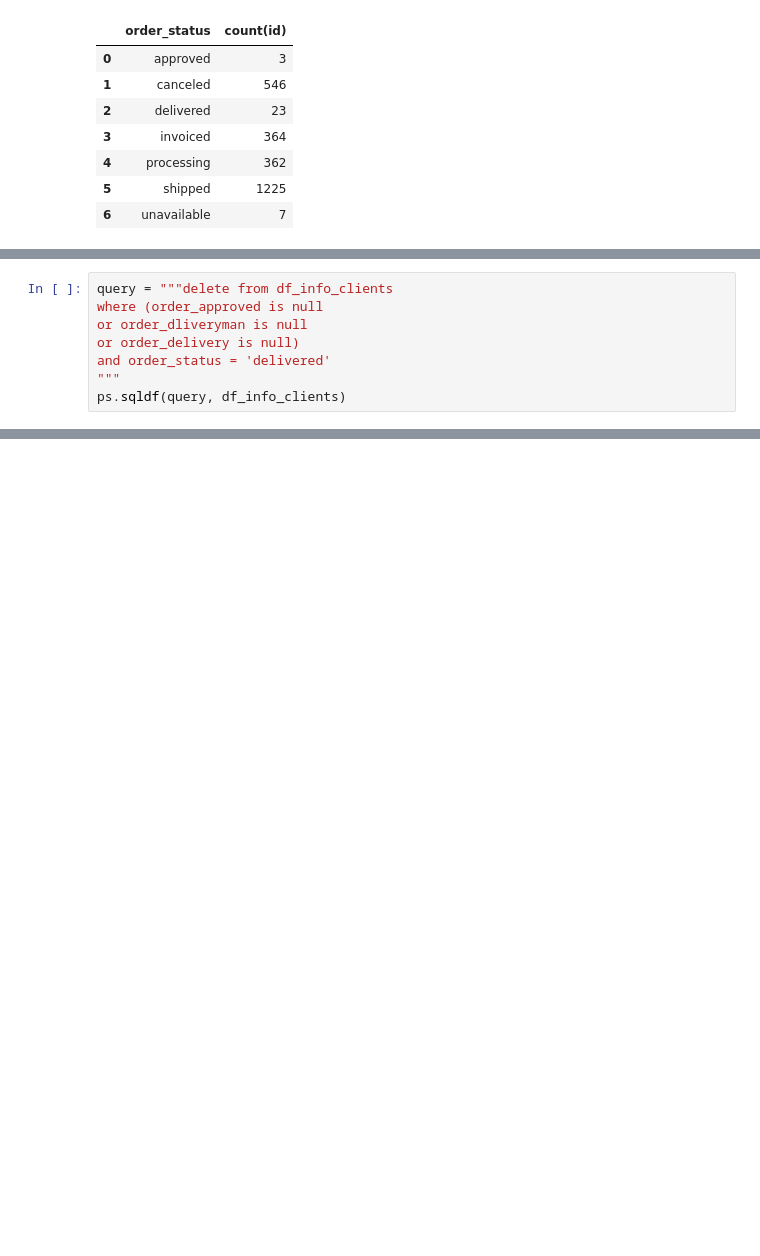
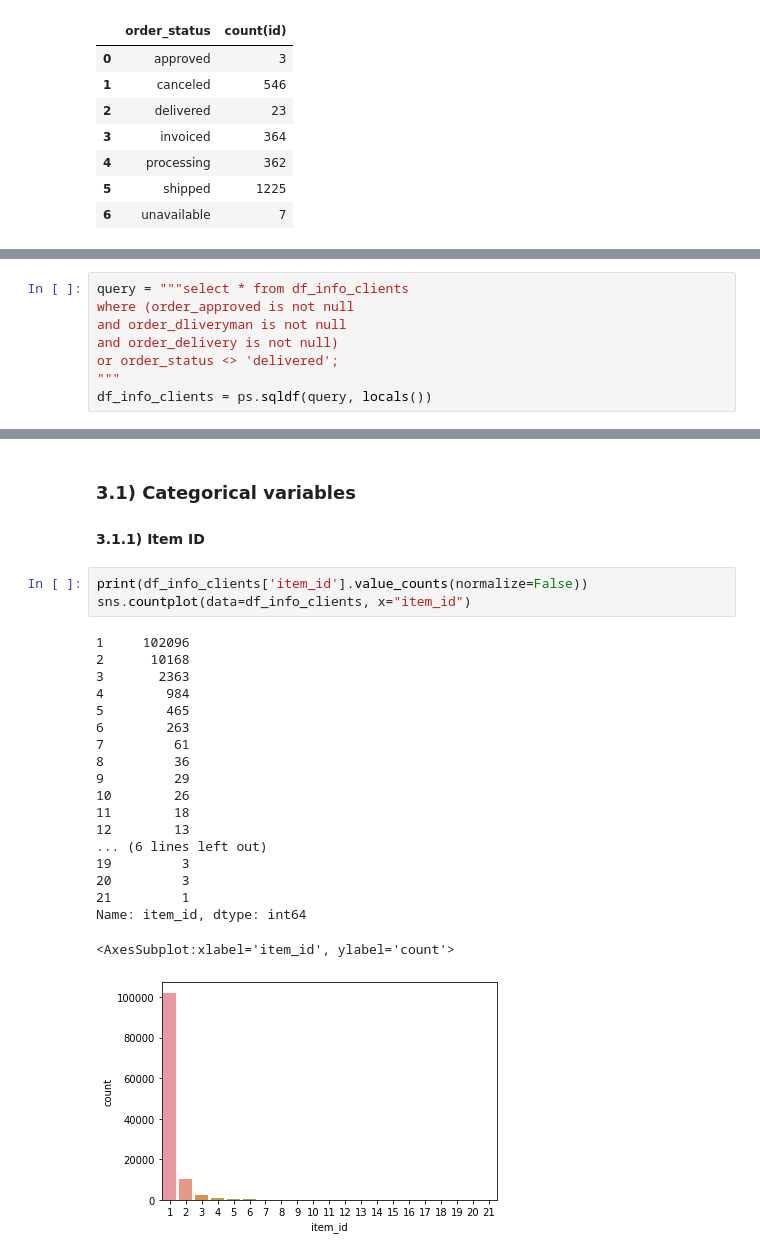
Before and after one commit to barbarafarah/clustering-clients, a Jupyter notebook: clustering.ipynb, the cells around one changed output, grey strips where cells are left out. Saved outputs shown, nothing was run; the diff lists cells and outputs as text; blank space fills up the shorter version.

Commit message:
Exploratory Data Analysis - Categorical Values aaa

```diff
--- a/clustering.ipynb
+++ b/clustering.ipynb
@@ -194,10 +198,10 @@ or
 
 For this reason, I will delete these values.
 # %%
-query = """delete from df_info_clients
-where (order_approved is null
-or order_dliveryman is null
-or order_delivery is null)
-and order_status = 'delivered'
+query = """select * from df_info_clients
+where (order_approved is not null
+and order_dliveryman is not null
+and order_delivery is not null)
+or order_status <> 'delivered';
 """
-ps.sqldf(query, df_info_clients)
+df_info_clients = ps.sqldf(query, locals())
@@ -212,0 +211,26 @@ PandaSQLException: (sqlite3.OperationalError) no such table: df_info_clients
+# %% [markdown]
+### 3.1) Categorical variables
+#### 3.1.1) Item ID
+# %%
+print(df_info_clients['item_id'].value_counts(normalize=False))
+sns.countplot(data=df_info_clients, x="item_id")
+# %% [output]
+1     102096
+2      10168
+3       2363
+4        984
+5        465
+6        263
+7         61
+8         36
+9         29
+10        26
+11        18
+12        13
+... (6 lines left out)
+19         3
+20         3
+21         1
+Name: item_id, dtype: int64
+<AxesSubplot:xlabel='item_id', ylabel='count'>
+[figure, added]
```
Also changed, not shown: parts of 9 cells of this notebook.
